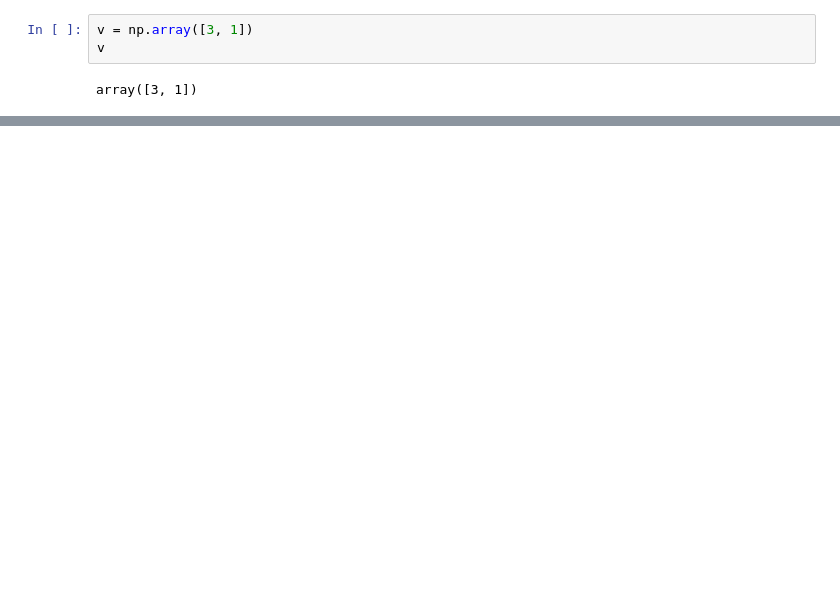
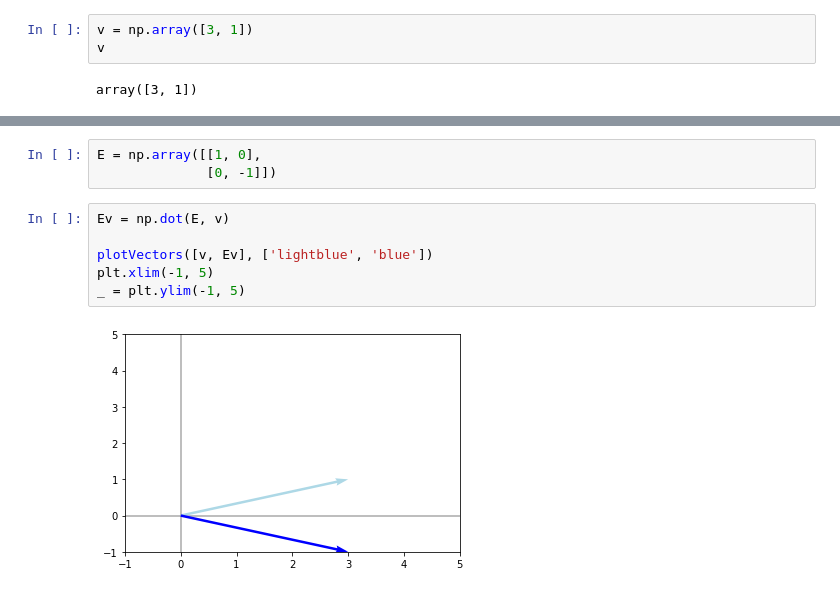
Before and after one commit to Mike-Clease/100DaysOfCode, a Jupyter notebook: Maths for ML/Linear Algebra/Linear Algebra II.ipynb, the cells around one changed output, grey strips where cells are left out. Saved outputs shown, nothing was run; the diff lists cells and outputs as text; blank space fills up the shorter version.

```diff
--- a/Maths for ML/Linear Algebra/Linear Algebra II.ipynb
+++ b/Maths for ML/Linear Algebra/Linear Algebra II.ipynb
@@ -24,0 +69,11 @@ Error:
+# %%
+E = np.array([[1, 0],
+              [0, -1]])
+# %%
+Ev = np.dot(E, v)
+
+plotVectors([v, Ev], ['lightblue', 'blue'])
+plt.xlim(-1, 5)
+_ = plt.ylim(-1, 5)
+# %% [output]
+[figure, added]
```
Also changed, not shown: parts of 28 cells of this notebook, 1 other file.
